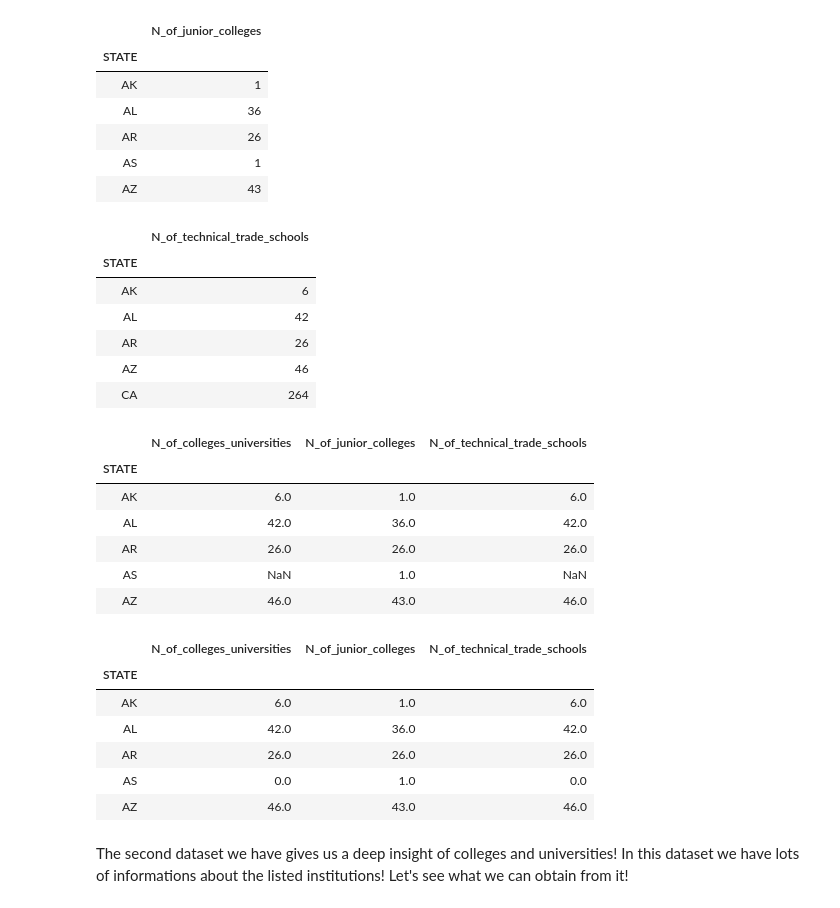
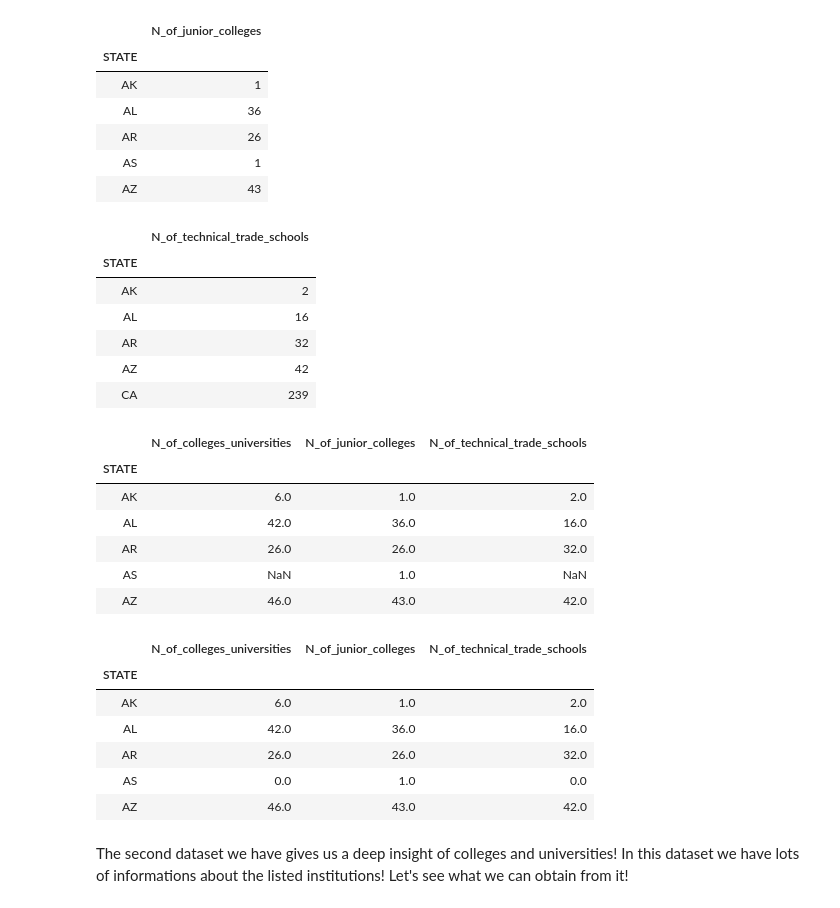
Before and after one commit to steber97/RecursionFairies_AdaProject, a Jupyter notebook: csv_datasets.ipynb, the cells around one changed output. Drawn from its saved outputs; the diff is of its cells as text; code cells hidden in the pictures.

```diff
--- a/csv_datasets.ipynb
+++ b/csv_datasets.ipynb
@@ -476,18 +476,18 @@ junior_colleges.head()
 | AZ | 43 |
 # %%
 #... and trade and technical schools
-technical_schools_grouped=colleges_universities_columns[[x==611310 for x in colleges_universities_columns.NAICS_CODE]].groupby('STATE')
+technical_schools_grouped=colleges_universities_columns[[x==611511 or x==611519 for x in colleges_universities_columns.NAICS_CODE]].groupby('STATE')
 technical_schools=technical_schools_grouped.count()[['NAME']]
 technical_schools.columns=['N_of_technical_trade_schools']
 technical_schools.head()
 # %% [output]
 |  | N_of_technical_trade_schools |
 | STATE |  |
-| AK | 6 |
-| AL | 42 |
-| AR | 26 |
-| AZ | 46 |
-| CA | 264 |
+| AK | 2 |
+| AL | 16 |
+| AR | 32 |
+| AZ | 42 |
+| CA | 239 |
 # %%
 #Now we merge the obtained informations
 number_of_institutions1=pd.merge(colleges_universities, junior_colleges, left_index=True, right_index=True, how='outer')
@@ -496,11 +496,11 @@ number_of_institutions.head()
 # %% [output]
 |  | N_of_colleges_universities | N_of_junior_colleges | N_of_technical_trade_schools |
 | STATE |  |  |  |
-| AK | 6.0 | 1.0 | 6.0 |
-| AL | 42.0 | 36.0 | 42.0 |
-| AR | 26.0 | 26.0 | 26.0 |
+| AK | 6.0 | 1.0 | 2.0 |
+| AL | 42.0 | 36.0 | 16.0 |
+| AR | 26.0 | 26.0 | 32.0 |
 | AS | NaN | 1.0 | NaN |
-| AZ | 46.0 | 43.0 | 46.0 |
+| AZ | 46.0 | 43.0 | 42.0 |
 # %%
 #The NaN are present if there is no count of that kind of school in that state! We need to
 #substitute them by 0
@@ -509,11 +509,11 @@ number_of_institutions.head()
 # %% [output]
 |  | N_of_colleges_universities | N_of_junior_colleges | N_of_technical_trade_schools |
 | STATE |  |  |  |
-| AK | 6.0 | 1.0 | 6.0 |
-| AL | 42.0 | 36.0 | 42.0 |
-| AR | 26.0 | 26.0 | 26.0 |
+| AK | 6.0 | 1.0 | 2.0 |
+| AL | 42.0 | 36.0 | 16.0 |
+| AR | 26.0 | 26.0 | 32.0 |
 | AS | 0.0 | 1.0 | 0.0 |
-| AZ | 46.0 | 43.0 | 46.0 |
+| AZ | 46.0 | 43.0 | 42.0 |
 # %% [markdown]
 The second dataset we have gives us a deep insight of colleges and universities!
 In this dataset we have lots of informations about the listed institutions!
```
